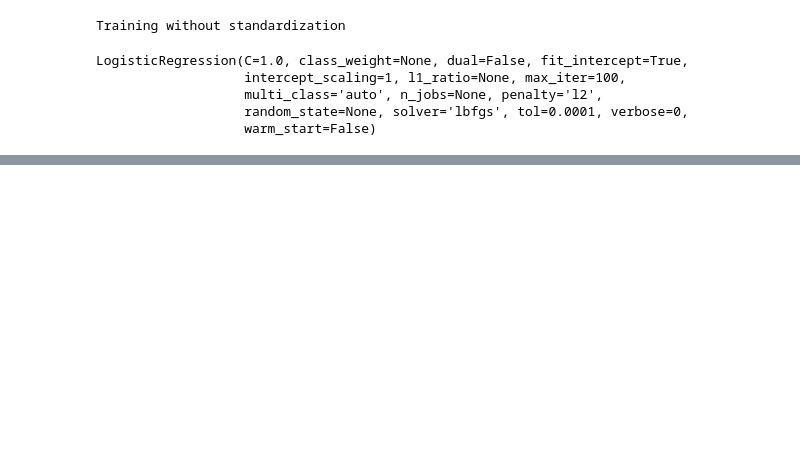
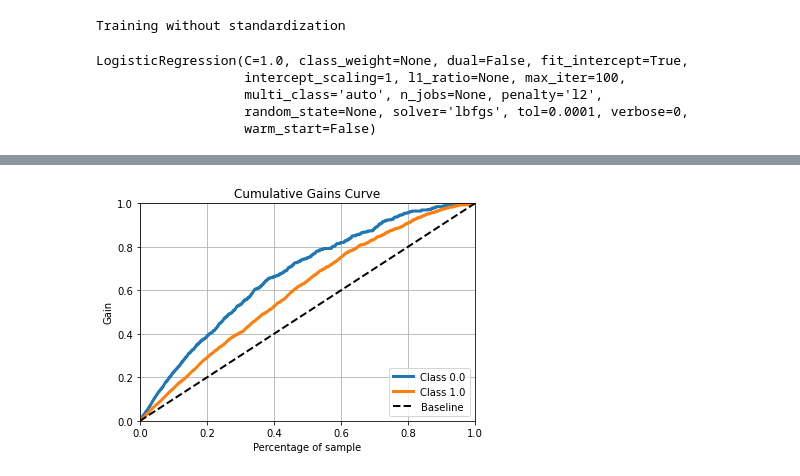
Before and after one commit to datasolut/data-science-tutorials, a Jupyter notebook: Supervised_Learning_01_Klassifikation.ipynb, the cells around one changed output, grey strips where cells are left out. Saved outputs shown, nothing was run; the diff lists cells and outputs as text; code cells hidden in the pictures; blank space fills up the shorter version.

```diff
--- a/Supervised_Learning_01_Klassifikation.ipynb
+++ b/Supervised_Learning_01_Klassifikation.ipynb
@@ -271 +273,7 @@ Accuracy Score:
+# %%
+from scikitplot.metrics import plot_cumulative_gain
+
+plot_cumulative_gain(y_test, y_act_probas);
+# %% [output]
+[figure, added]
 # %%
```
Also changed, not shown: parts of 10 cells of this notebook.
